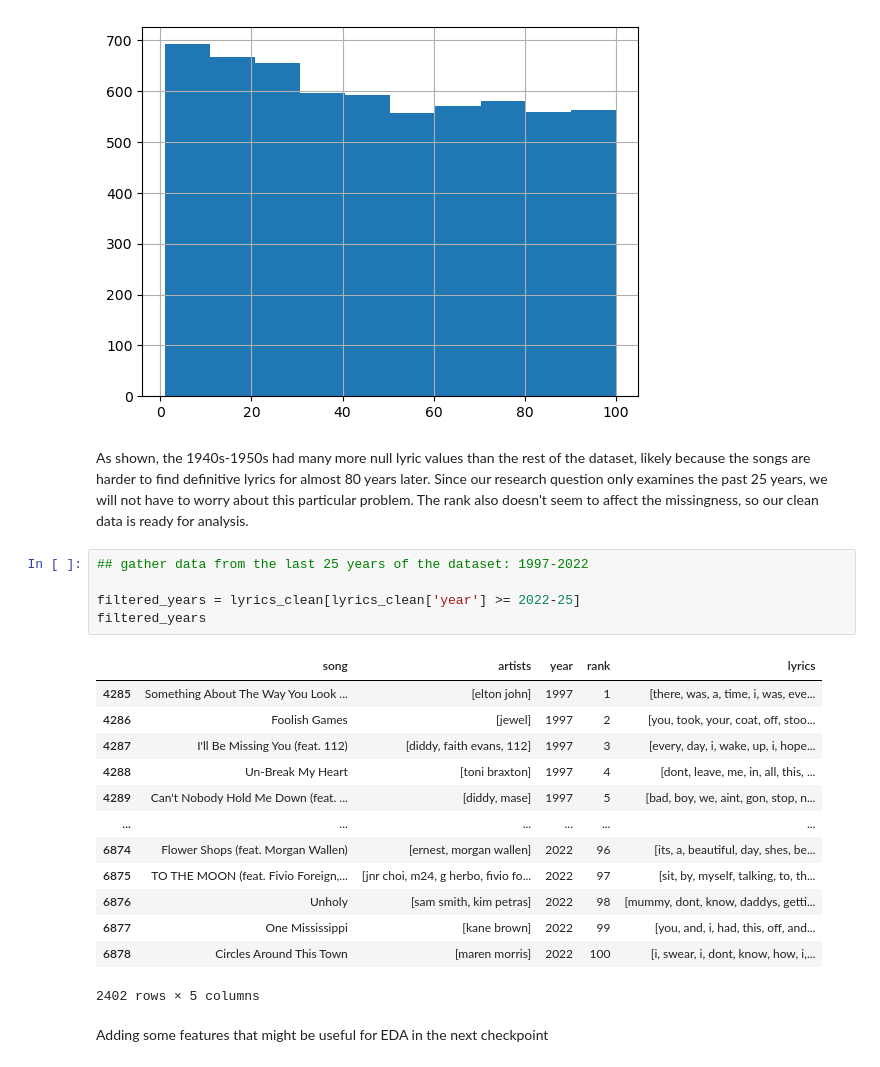
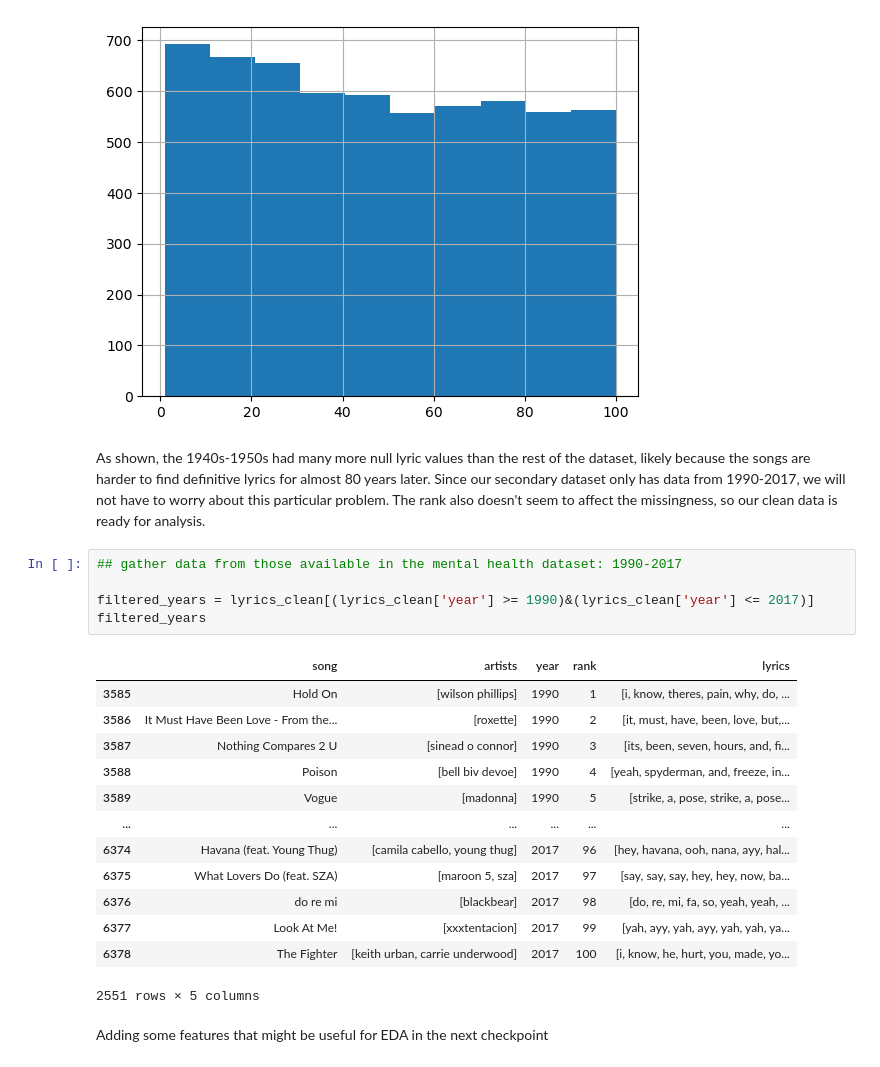
Before and after one commit to COGS108/Group104_WI26, a Jupyter notebook: 01-DataCheckpoint.ipynb, the cells around one changed output. Saved outputs shown, nothing was run; the diff lists cells and outputs as text.

Commit message:
added stuff for the second dataset and some more data cleaning

```diff
--- a/01-DataCheckpoint.ipynb
+++ b/01-DataCheckpoint.ipynb
@@ -259,26 +279,26 @@ lyrics_clean['rank'].hist()
 <Axes: >
 [figure]
 # %% [markdown]
-As shown, the 1940s-1950s had many more null lyric values than the rest of the dataset, likely because the songs are harder to find definitive lyrics for almost 80 years later. Since our research question only examines the past 25 years, we will not have to worry about this particular problem. The rank also doesn't seem to affect the missingness, so our clean data is ready for analysis.
+As shown, the 1940s-1950s had many more null lyric values than the rest of the dataset, likely because the songs are harder to find definitive lyrics for almost 80 years later. Since our secondary dataset only has data from 1990-2017, we will not have to worry about this particular problem. The rank also doesn't seem to affect the missingness, so our clean data is ready for analysis.
 # %%
-## gather data from the last 25 years of the dataset: 1997-2022
+## gather data from those available in the mental health dataset: 1990-2017
 
-filtered_years = lyrics_clean[lyrics_clean['year'] >= 2022-25]
+filtered_years = lyrics_clean[(lyrics_clean['year'] >= 1990)&(lyrics_clean['year'] <= 2017)]
 filtered_years
 # %% [output]
 |  | song | artists | year | rank | lyrics |
-| 4285 | Something About The Way You Look ... | [elton john] | 1997 | 1 | [there, was, a, time, i, was, eve... |
-| 4286 | Foolish Games | [jewel] | 1997 | 2 | [you, took, your, coat, off, stoo... |
-| 4287 | I'll Be Missing You (feat. 112) | [diddy, faith evans, 112] | 1997 | 3 | [every, day, i, wake, up, i, hope... |
-| 4288 | Un-Break My Heart | [toni braxton] | 1997 | 4 | [dont, leave, me, in, all, this, ... |
-| 4289 | Can't Nobody Hold Me Down (feat. ... | [diddy, mase] | 1997 | 5 | [bad, boy, we, aint, gon, stop, n... |
+| 3585 | Hold On | [wilson phillips] | 1990 | 1 | [i, know, theres, pain, why, do, ... |
+| 3586 | It Must Have Been Love - From the... | [roxette] | 1990 | 2 | [it, must, have, been, love, but,... |
+| 3587 | Nothing Compares 2 U | [sinead o connor] | 1990 | 3 | [its, been, seven, hours, and, fi... |
+| 3588 | Poison | [bell biv devoe] | 1990 | 4 | [yeah, spyderman, and, freeze, in... |
+| 3589 | Vogue | [madonna] | 1990 | 5 | [strike, a, pose, strike, a, pose... |
 | ... | ... | ... | ... | ... | ... |
-| 6874 | Flower Shops (feat. Morgan Wallen) | [ernest, morgan wallen] | 2022 | 96 | [its, a, beautiful, day, shes, be... |
-| 6875 | TO THE MOON (feat. Fivio Foreign,... | [jnr choi, m24, g herbo, fivio fo... | 2022 | 97 | [sit, by, myself, talking, to, th... |
-| 6876 | Unholy | [sam smith, kim petras] | 2022 | 98 | [mummy, dont, know, daddys, getti... |
-| 6877 | One Mississippi | [kane brown] | 2022 | 99 | [you, and, i, had, this, off, and... |
-| 6878 | Circles Around This Town | [maren morris] | 2022 | 100 | [i, swear, i, dont, know, how, i,... |
+| 6374 | Havana (feat. Young Thug) | [camila cabello, young thug] | 2017 | 96 | [hey, havana, ooh, nana, ayy, hal... |
+| 6375 | What Lovers Do (feat. SZA) | [maroon 5, sza] | 2017 | 97 | [say, say, say, hey, hey, now, ba... |
+| 6376 | do re mi | [blackbear] | 2017 | 98 | [do, re, mi, fa, so, yeah, yeah, ... |
+| 6377 | Look At Me! | [xxxtentacion] | 2017 | 99 | [yah, ayy, yah, ayy, yah, yah, ya... |
+| 6378 | The Fighter | [keith urban, carrie underwood] | 2017 | 100 | [i, know, he, hurt, you, made, yo... |
-2402 rows × 5 columns
+2551 rows × 5 columns
 # %% [markdown]
 Adding some features that might be useful for EDA in the next checkpoint
 # %%
```
Also changed, not shown: parts of 17 cells of this notebook.
